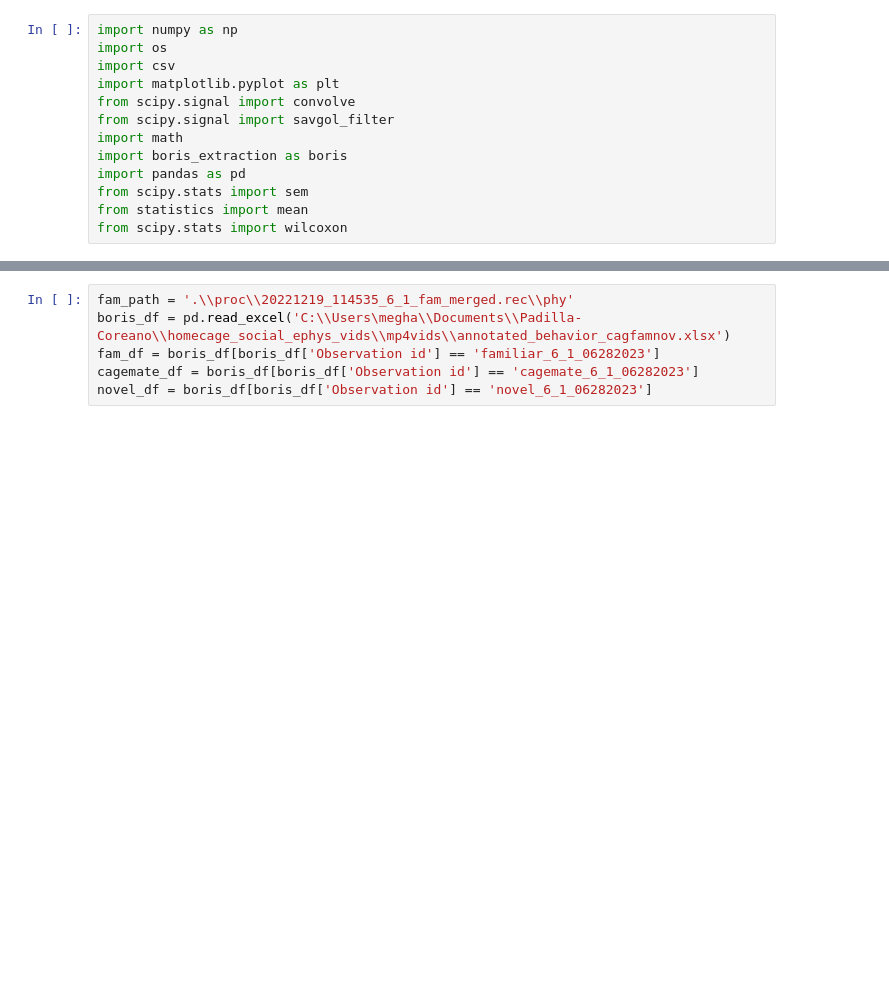
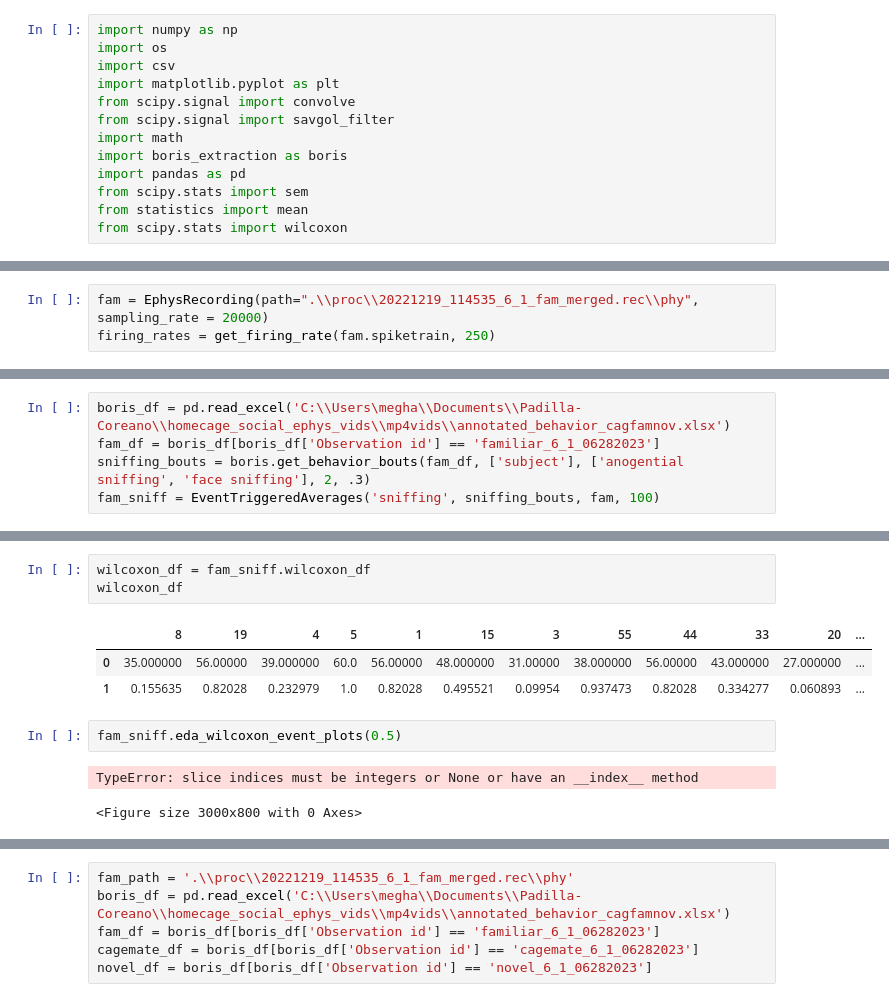
Before and after one commit to tomHep10/diff_fam_social_memory_ephys, a Jupyter notebook: Spike_analysis.ipynb, the cells around one changed output, grey strips where cells are left out. Cells and saved outputs as stored; diff of their text form; blank space fills up the shorter version.

Commit message:
made ephys class and event triggered average classes

```diff
--- a/Spike_analysis.ipynb
+++ b/Spike_analysis.ipynb
@@ -13,0 +412,3 @@ from scipy.stats import wilcoxon
+# %%
+fam = EphysRecording(path=".\\proc\\20221219_114535_6_1_fam_merged.rec\\phy", sampling_rate = 20000)
+firing_rates = get_firing_rate(fam.spiketrain, 250)
@@ -13,0 +445,5 @@ from scipy.stats import wilcoxon
+# %%
+boris_df = pd.read_excel('C:\\Users\megha\\Documents\\Padilla-Coreano\\homecage_social_ephys_vids\\mp4vids\\annotated_behavior_cagfamnov.xlsx')
+fam_df = boris_df[boris_df['Observation id'] == 'familiar_6_1_06282023']
+sniffing_bouts = boris.get_behavior_bouts(fam_df, ['subject'], ['anogential sniffing', 'face sniffing'], 2, .3)
+fam_sniff = EventTriggeredAverages('sniffing', sniffing_bouts, fam, 100)
@@ -14 +483,13 @@ from scipy.stats import wilcoxon
+# %%
+wilcoxon_df = fam_sniff.wilcoxon_df
+wilcoxon_df
+# %% [output]
+|  | 8 | 19 | 4 | 5 | 1 | 15 | 3 | 55 | 44 | 33 | 20 | ... |
+| 0 | 35.000000 | 56.00000 | 39.000000 | 60.0 | 56.00000 | 48.000000 | 31.00000 | 38.000000 | 56.00000 | 43.000000 | 27.000000 | ... |
+| 1 | 0.155635 | 0.82028 | 0.232979 | 1.0 | 0.82028 | 0.495521 | 0.09954 | 0.937473 | 0.82028 | 0.334277 | 0.060893 | ... |
+# %%
+fam_sniff.eda_wilcoxon_event_plots(0.5)
+# %% [output]
+TypeError: slice indices must be integers or None or have an __index__ method
+<Figure size 3000x800 with 0 Axes>
 # %%
```
Also changed, not shown: parts of 23 cells of this notebook, 4 other files.
